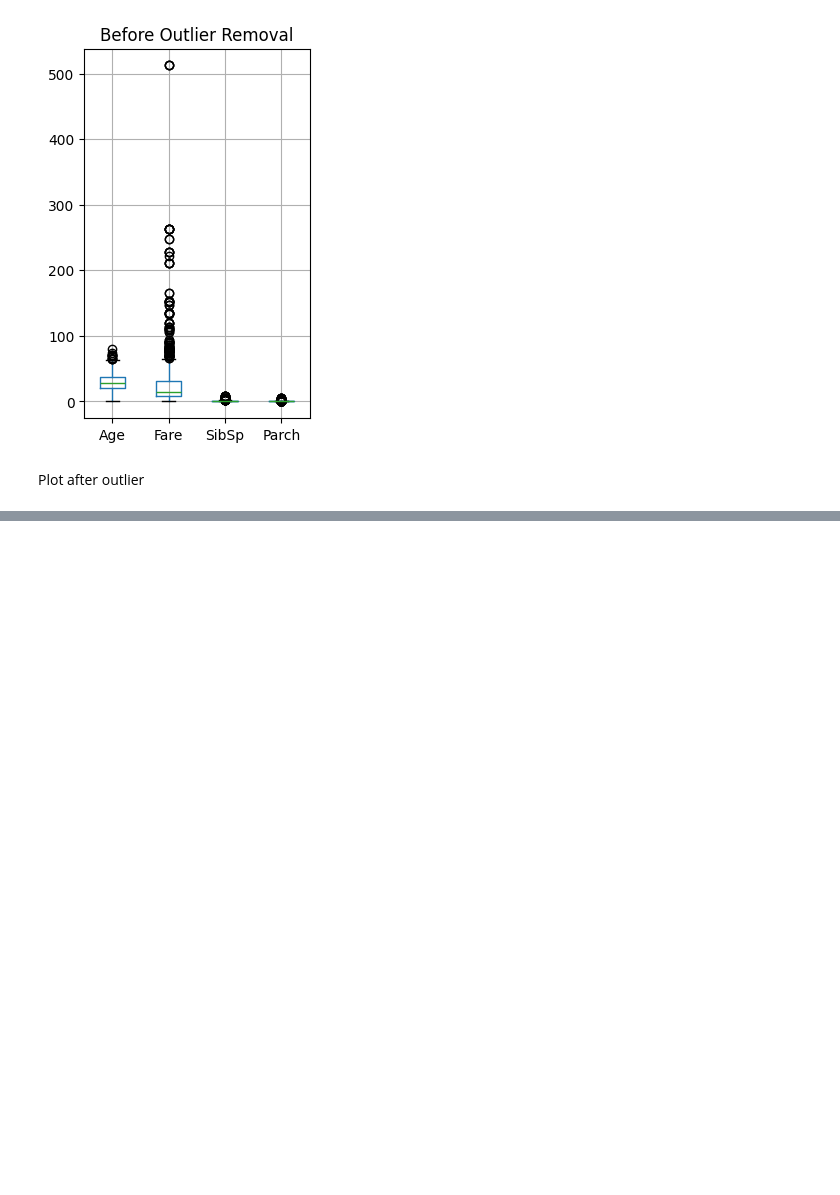
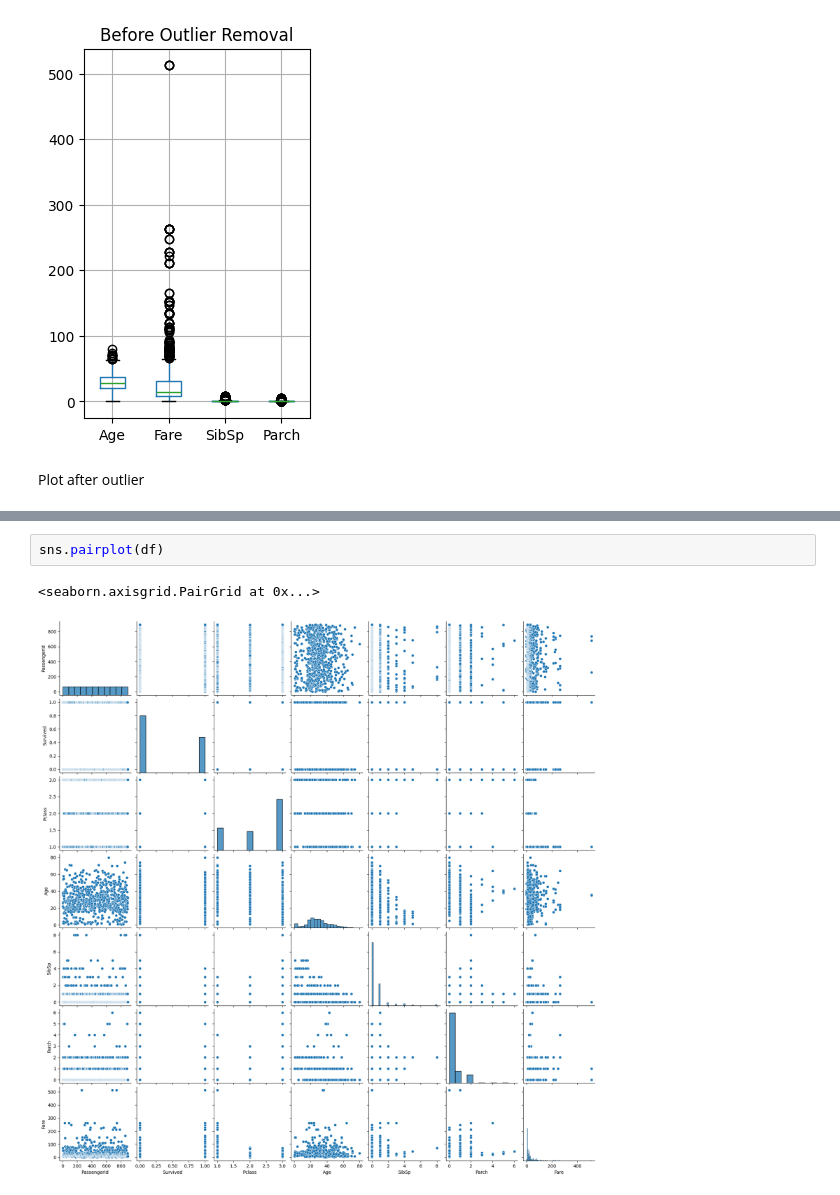
Before and after one commit to Aiswaryabinu/Titanic, a Jupyter notebook: elevate.ipynb, the cells around one changed output, grey strips where cells are left out. Saved outputs shown, nothing was run; the diff lists cells and outputs as text; blank space fills up the shorter version.

```diff
--- a/elevate.ipynb
+++ b/elevate.ipynb
@@ -280,0 +382,5 @@ Text(0.5, 1.0, 'After Outlier Removal')
+# %%
+sns.pairplot(df)
+# %% [output]
+<seaborn.axisgrid.PairGrid at 0x...>
+[figure, added]
```
Also changed, not shown: parts of 16 cells of this notebook.
